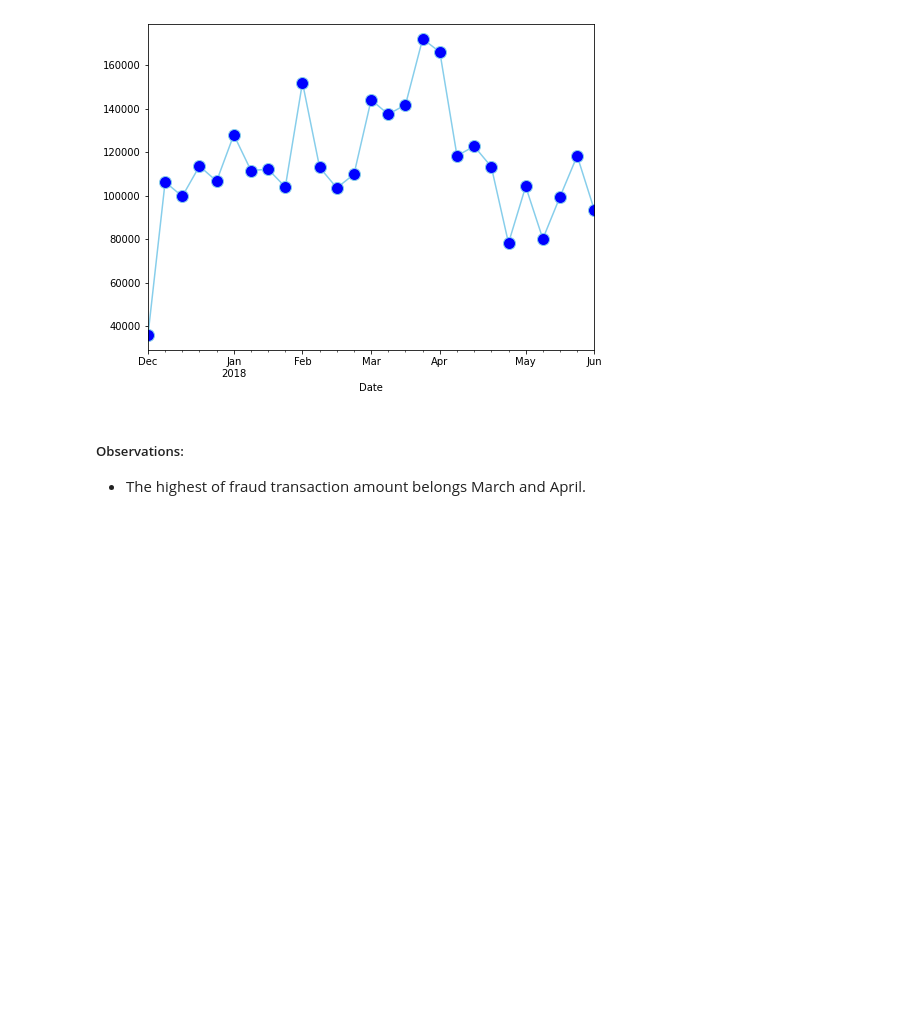
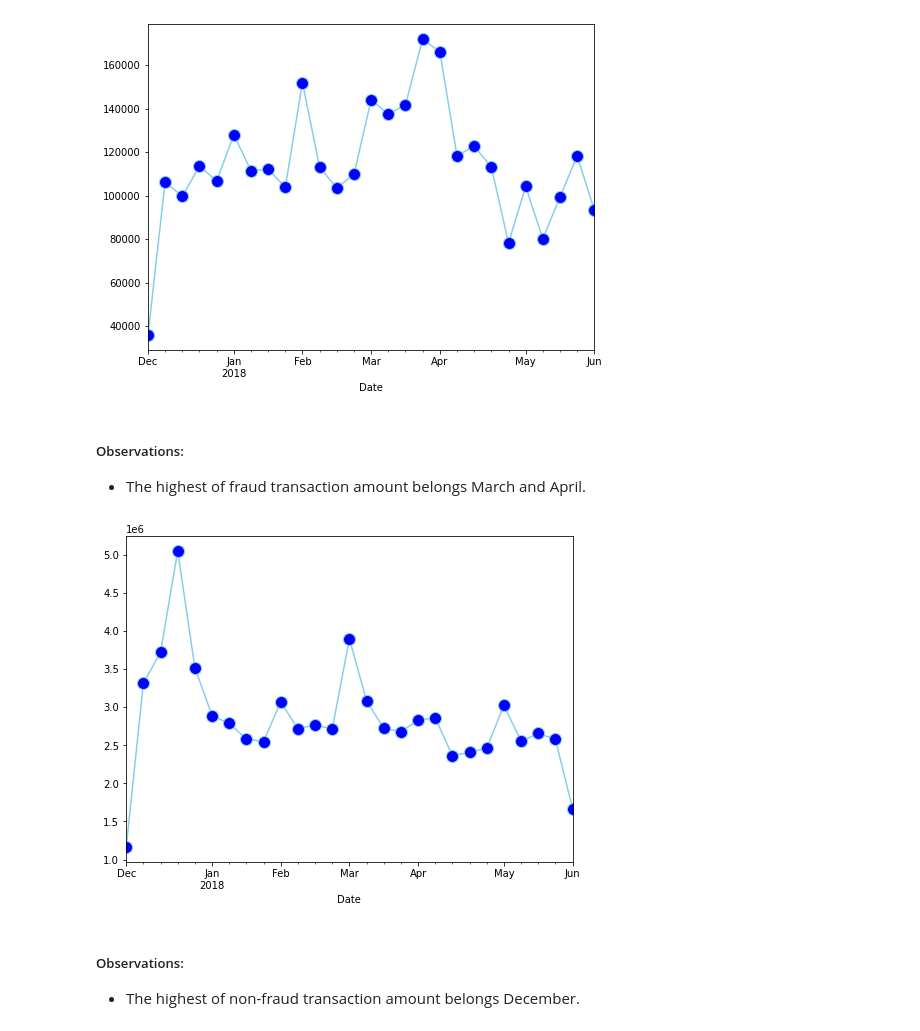
Before and after one commit to ElifKarakutukDinc/IEEE-CIS-Fraud-Detection, a Jupyter notebook: EDA.ipynb, the cells around one changed output. Drawn from its saved outputs; the diff is of its cells as text; code cells hidden in the pictures; blank space fills up the shorter version.

```diff
--- a/EDA.ipynb
+++ b/EDA.ipynb
@@ -1318,3 +1364,24 @@ plt.show()
 # %% [markdown]
 ##### Observations:
 * The highest of fraud transaction amount belongs March and April.
+# %%
+# For Non-Fraud activities:
+fraud_ts = train_transaction.copy()
+fraud_ts.set_index("Date", inplace=True)
+fraud_ts_week = (
+    fraud_ts[fraud_ts["isFraud_"] == "Non-Fraud"]["TransactionAmt"]
+    .resample("W")
+    .apply(sum)
+)
+fraud_ts_week.plot(
+    marker="o",
+    markerfacecolor="blue",
+    markersize=12,
+    color="skyblue",
+)
+plt.show()
+# %% [output]
+[figure, added]
+# %% [markdown]
+##### Observations:
+* The highest of non-fraud transaction amount belongs December.
```
Also changed, not shown: parts of 8 cells of this notebook.
